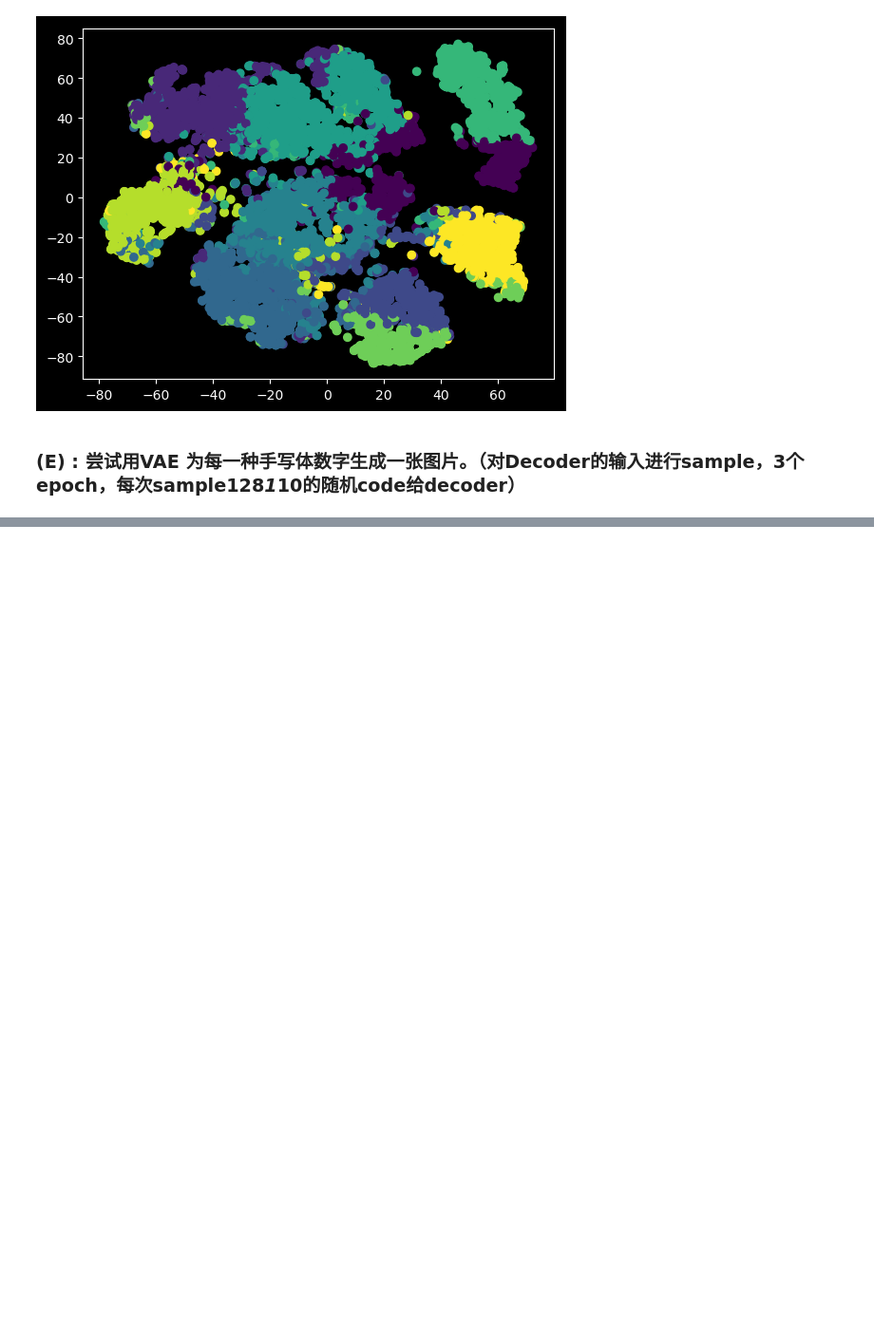
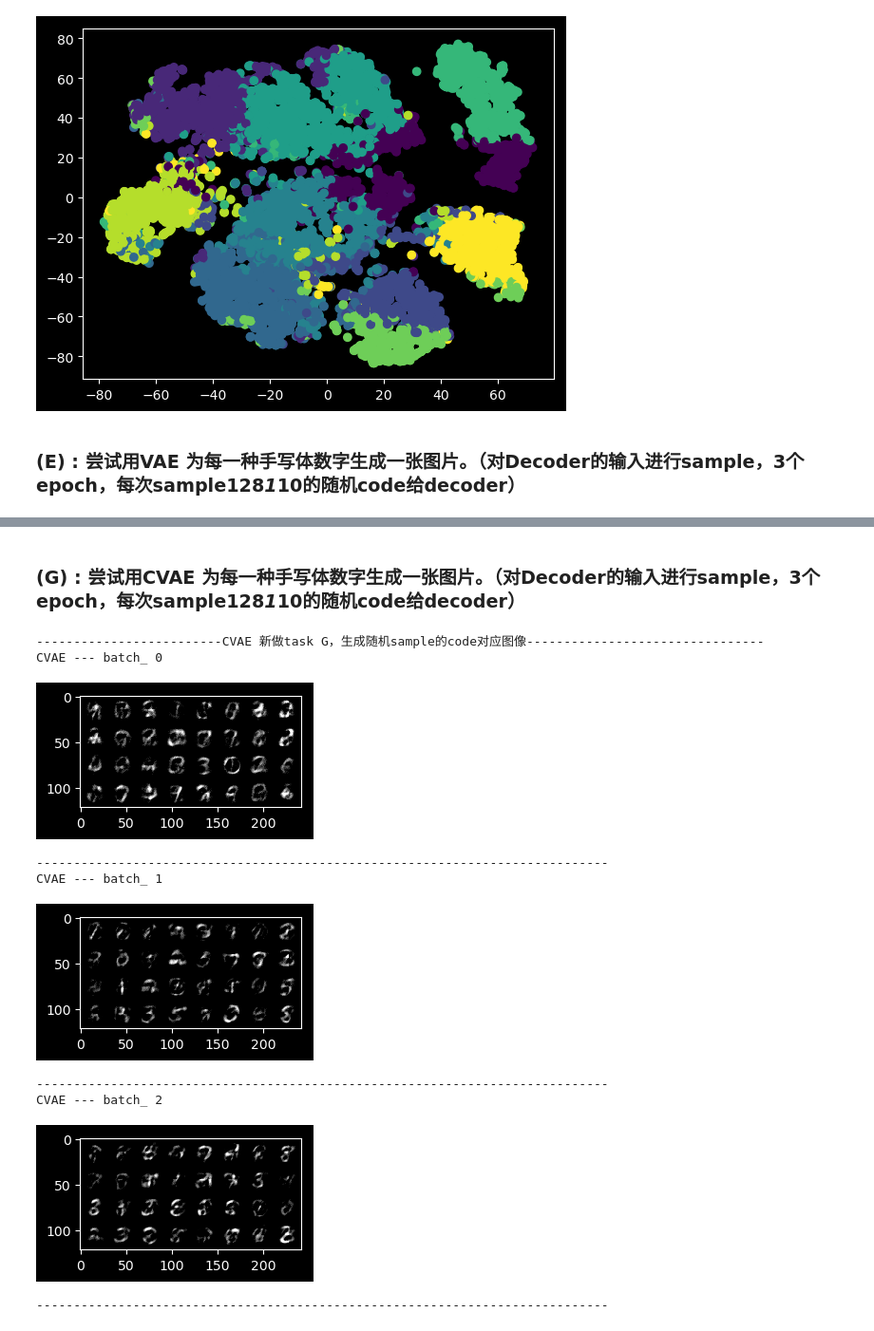
Before and after one commit to JerrySiRi/NJUAI_Learning_partial, a Jupyter notebook: DL/homework2/AE_VAE_CVAE.ipynb, the cells around one changed output, grey strips where cells are left out. Shown at 95% size. Drawn from its saved outputs; the diff is of its cells as text; code cells hidden in the pictures; blank space fills up the shorter version.

```diff
--- a/DL/homework2/AE_VAE_CVAE.ipynb
+++ b/DL/homework2/AE_VAE_CVAE.ipynb
@@ -887,0 +1037,26 @@ VAE --- batch_ 2
+# %% [markdown]
+### (G) : 尝试⽤CVAE 为每⼀种⼿写体数字⽣成⼀张图⽚。（对Decoder的输入进行sample，3个epoch，每次sample128*1*10的随机code给decoder）
+# %%
+
+#【G任务】
+print("-------------------------CVAE 新做task G，生成随机sample的code对应图像--------------------------------")
+for idx in [0,1,2]:
+    print("CVAE --- batch_",idx)
+    recons_path = f'./results_CVAE/epoch_{idx}.png'
+    #【必须要带f，表示字符串中可以使用定义好的变量】
+    Image = mpimg.imread(recons_path)
+    plt.figure(figsize=(3, 4))
+    plt.imshow(Image)
+    plt.show()
+    print('-----------------------------------------------------------------------------')
+# %% [output]
+-------------------------CVAE 新做task G，生成随机sample的code对应图像--------------------------------
+CVAE --- batch_ 0
+[figure, added]
+-----------------------------------------------------------------------------
+CVAE --- batch_ 1
+[figure, added]
+-----------------------------------------------------------------------------
+CVAE --- batch_ 2
+[figure, added]
+-----------------------------------------------------------------------------
```
Also changed, not shown: parts of 9 cells of this notebook, 6 other files.
